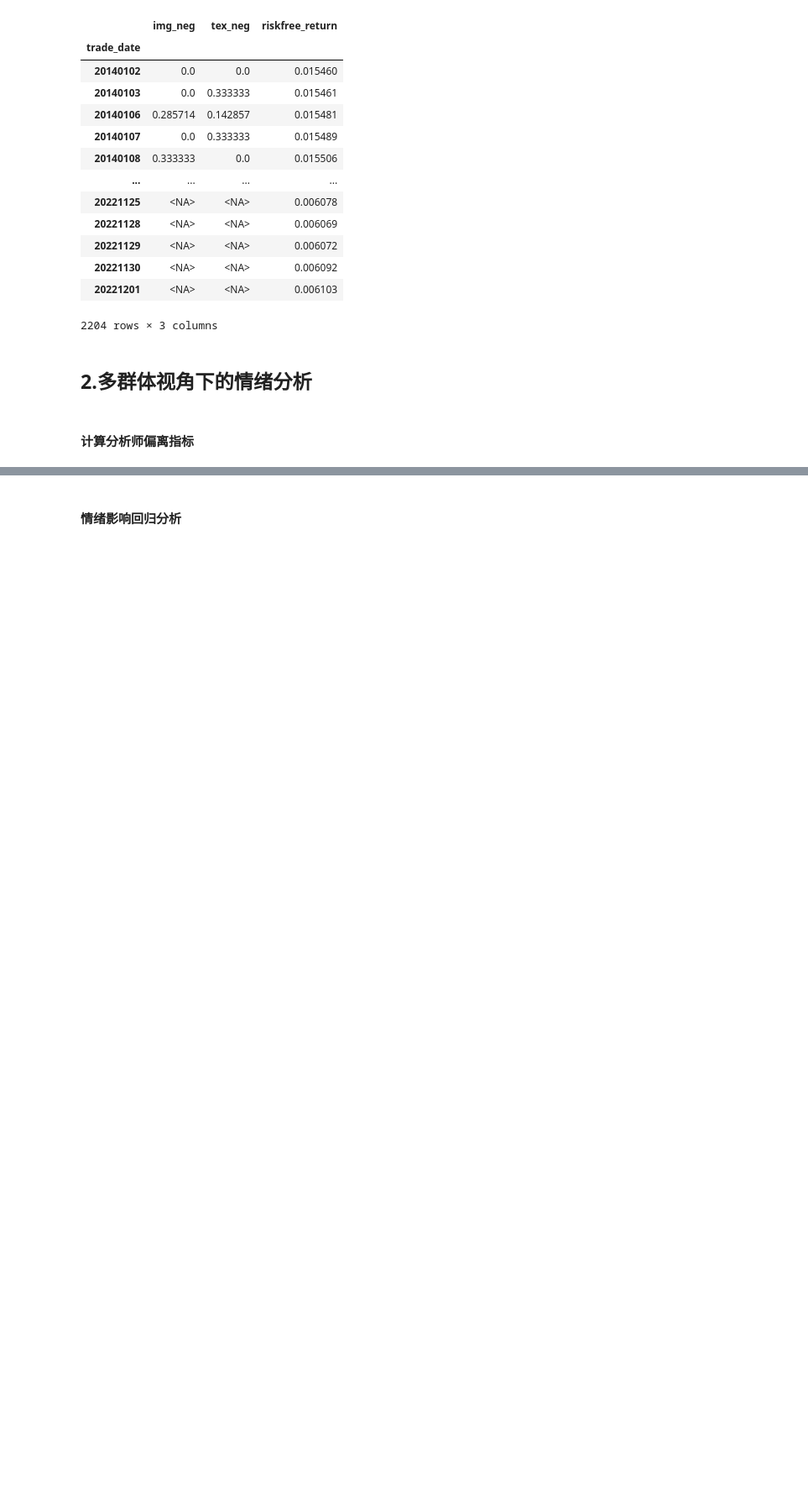
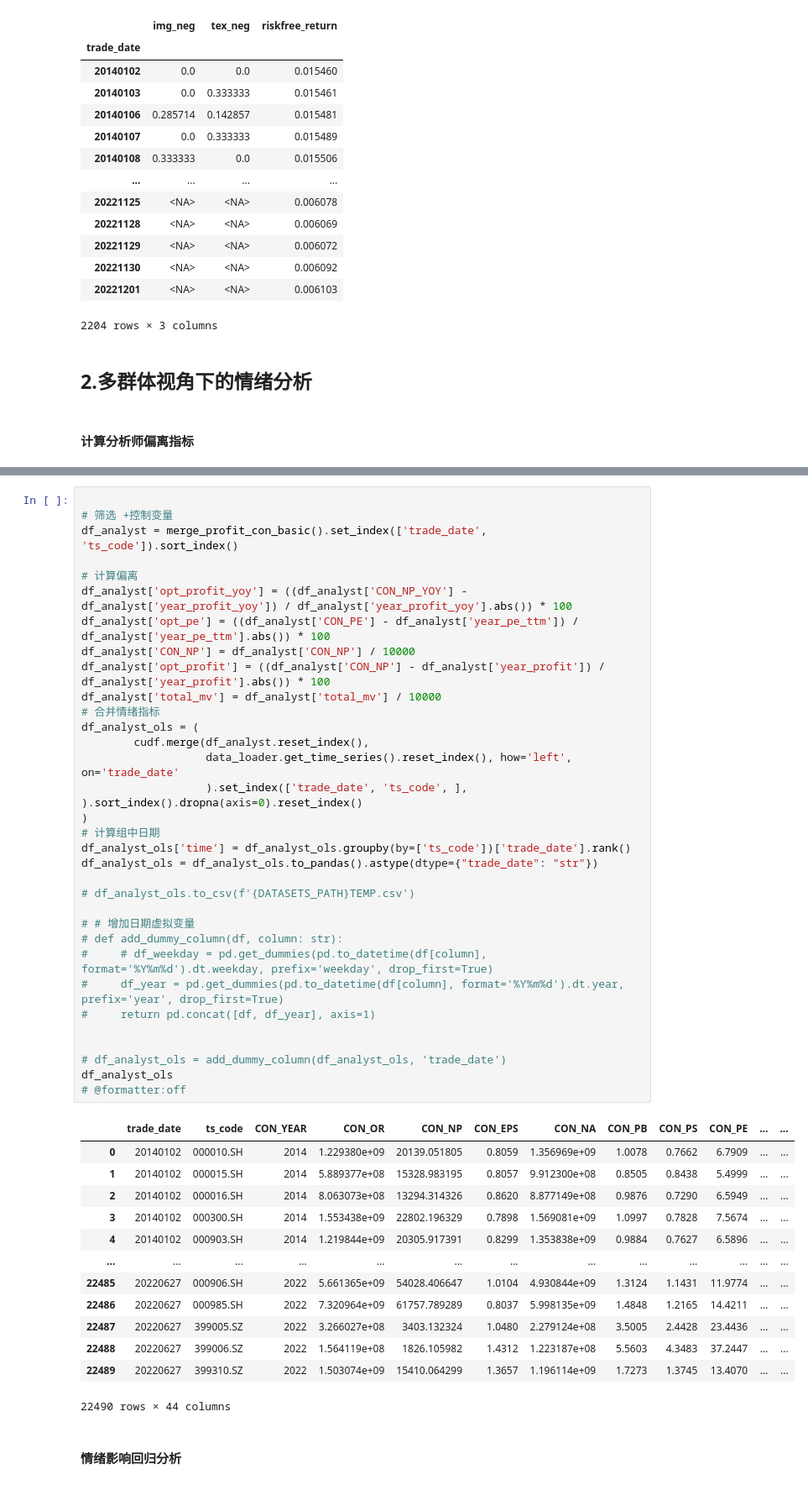
Before and after one commit to Colin-Bao/Investor-Sentiment, a Jupyter notebook: analyzer/IS-Analyst.ipynb, the cells around one changed output, grey strips where cells are left out. Shown at 84% size. Saved outputs shown, nothing was run; the diff lists cells and outputs as text; blank space fills up the shorter version.

```diff
--- a/analyzer/IS-Analyst.ipynb
+++ b/analyzer/IS-Analyst.ipynb
@@ -243,2 +200,49 @@ df_analyst_ols
+# %%
+
+# 筛选 +控制变量
+df_analyst = merge_profit_con_basic().set_index(['trade_date', 'ts_code']).sort_index()
+
+# 计算偏离
+df_analyst['opt_profit_yoy'] = ((df_analyst['CON_NP_YOY'] - df_analyst['year_profit_yoy']) / df_analyst['year_profit_yoy'].abs()) * 100
+df_analyst['opt_pe'] = ((df_analyst['CON_PE'] - df_analyst['year_pe_ttm']) / df_analyst['year_pe_ttm'].abs()) * 100
+df_analyst['CON_NP'] = df_analyst['CON_NP'] / 10000
+df_analyst['opt_profit'] = ((df_analyst['CON_NP'] - df_analyst['year_profit']) / df_analyst['year_profit'].abs()) * 100
+df_analyst['total_mv'] = df_analyst['total_mv'] / 10000
+# 合并情绪指标
+df_analyst_ols = (
+        cudf.merge(df_analyst.reset_index(),
+                   data_loader.get_time_series().reset_index(), how='left', on='trade_date'
+                   ).set_index(['trade_date', 'ts_code', ], ).sort_index().dropna(axis=0).reset_index()
+)
+# 计算组中日期
+df_analyst_ols['time'] = df_analyst_ols.groupby(by=['ts_code'])['trade_date'].rank()
+df_analyst_ols = df_analyst_ols.to_pandas().astype(dtype={"trade_date": "str"})
+
+# df_analyst_ols.to_csv(f'{DATASETS_PATH}TEMP.csv')
+
+# # 增加日期虚拟变量
+# def add_dummy_column(df, column: str):
+#     # df_weekday = pd.get_dummies(pd.to_datetime(df[column], format='%Y%m%d').dt.weekday, prefix='weekday', drop_first=True)
+#     df_year = pd.get_dummies(pd.to_datetime(df[column], format='%Y%m%d').dt.year, prefix='year', drop_first=True)
+#     return pd.concat([df, df_year], axis=1)
+
+
+# df_analyst_ols = add_dummy_column(df_analyst_ols, 'trade_date')
+df_analyst_ols
+# @formatter:off
+# %% [output]
+|  | trade_date | ts_code | CON_YEAR | CON_OR | CON_NP | CON_EPS | CON_NA | CON_PB | CON_PS | CON_PE | ... | ... |
+| 0 | 20140102 | 000010.SH | 2014 | 1.229380e+09 | 20139.051805 | 0.8059 | 1.356969e+09 | 1.0078 | 0.7662 | 6.7909 | ... | ... |
+| 1 | 20140102 | 000015.SH | 2014 | 5.889377e+08 | 15328.983195 | 0.8057 | 9.912300e+08 | 0.8505 | 0.8438 | 5.4999 | ... | ... |
+| 2 | 20140102 | 000016.SH | 2014 | 8.063073e+08 | 13294.314326 | 0.8620 | 8.877149e+08 | 0.9876 | 0.7290 | 6.5949 | ... | ... |
+| 3 | 20140102 | 000300.SH | 2014 | 1.553438e+09 | 22802.196329 | 0.7898 | 1.569081e+09 | 1.0997 | 0.7828 | 7.5674 | ... | ... |
+| 4 | 20140102 | 000903.SH | 2014 | 1.219844e+09 | 20305.917391 | 0.8299 | 1.353838e+09 | 0.9884 | 0.7627 | 6.5896 | ... | ... |
+| ... | ... | ... | ... | ... | ... | ... | ... | ... | ... | ... | ... | ... |
+| 22485 | 20220627 | 000906.SH | 2022 | 5.661365e+09 | 54028.406647 | 1.0104 | 4.930844e+09 | 1.3124 | 1.1431 | 11.9774 | ... | ... |
+| 22486 | 20220627 | 000985.SH | 2022 | 7.320964e+09 | 61757.789289 | 0.8037 | 5.998135e+09 | 1.4848 | 1.2165 | 14.4211 | ... | ... |
+| 22487 | 20220627 | 399005.SZ | 2022 | 3.266027e+08 | 3403.132324 | 1.0480 | 2.279124e+08 | 3.5005 | 2.4428 | 23.4436 | ... | ... |
+| 22488 | 20220627 | 399006.SZ | 2022 | 1.564119e+08 | 1826.105982 | 1.4312 | 1.223187e+08 | 5.5603 | 4.3483 | 37.2447 | ... | ... |
+| 22489 | 20220627 | 399310.SZ | 2022 | 1.503074e+09 | 15410.064299 | 1.3657 | 1.196114e+09 | 1.7273 | 1.3745 | 13.4070 | ... | ... |
+22490 rows × 44 columns
 # %% [markdown]
 #### 情绪影响回归分析
```
Also changed, not shown: parts of 12 cells of this notebook, 2 other files.
